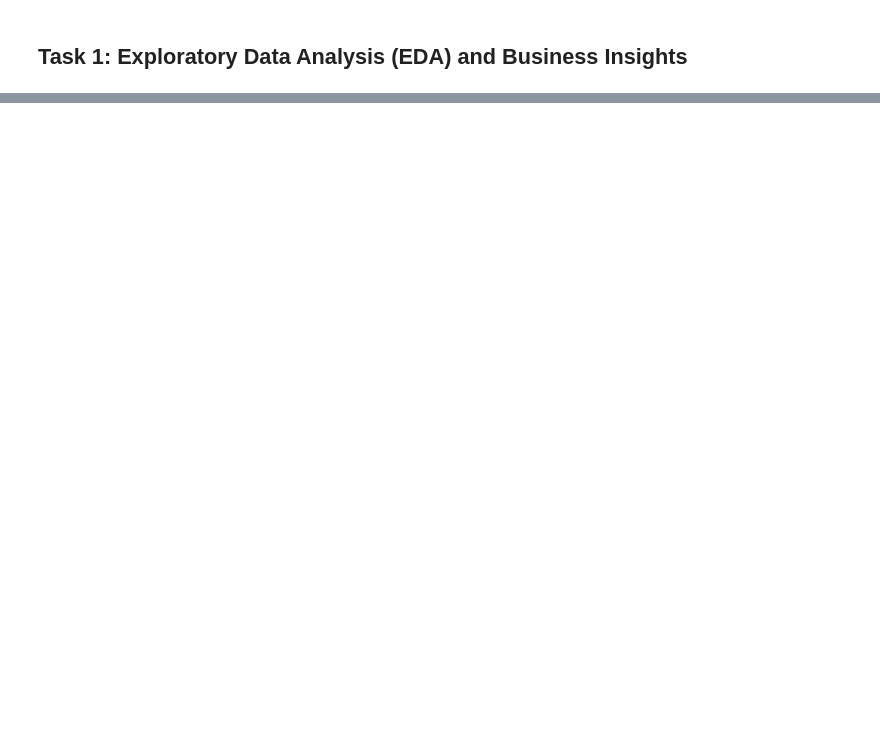
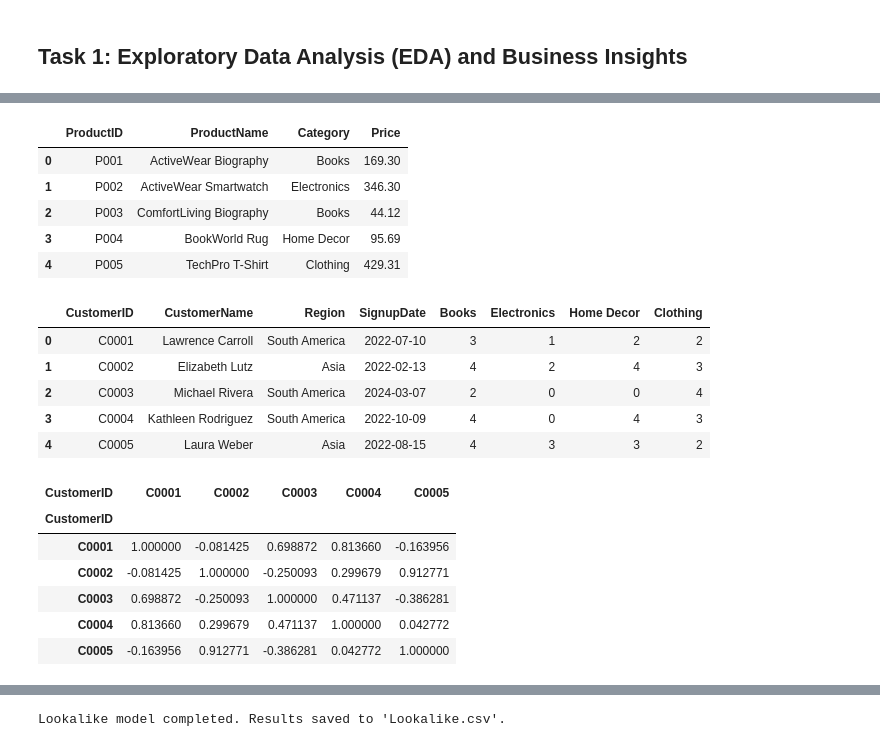
Before and after one commit to inni-69/Data-Science-Assignment-eCommerce-Transactions-Dataset-Zeotap, a Jupyter notebook: EDA_And_Business_Insights.ipynb, the cells around one changed output, grey strips where cells are left out. Saved outputs shown, nothing was run; the diff lists cells and outputs as text; code cells hidden in the pictures; blank space fills up the shorter version.

```diff
--- a/EDA_And_Business_Insights.ipynb
+++ b/EDA_And_Business_Insights.ipynb
@@ -63,0 +14,60 @@ memory usage: 54.8+ KB
+# %%
+import pandas as pd
+from sklearn.preprocessing import StandardScaler
+from sklearn.metrics.pairwise import cosine_similarity
+import numpy as np
+
+# Loading the  datasets
+customers_df = pd.read_csv("Customers.csv")
+products_df = pd.read_csv("Products.csv")
+
+# Preview the datasets
+display(customers_df.head())
+display(products_df.head())
+
+# Assigning  random product category preferences for customers
+np.random.seed(42)  # For reproducibility
+categories = products_df['Category'].unique()
+customer_preferences = customers_df.copy()
+for category in categories:
+    customer_preferences[category] = np.random.randint(0, 5, size=len(customers_df))  # Preference scores (0-5)
+
+# Displaying  the updated customer preferences
+display(customer_preferences.head())
+
+customer_profiles = pd.get_dummies(customer_preferences, columns=['Region'])
+
+features = customer_profiles.drop(columns=['CustomerID', 'CustomerName', 'SignupDate'])
+scaler = StandardScaler()
+features_scaled = scaler.fit_transform(features)
+
+# Calculate cosine similarity
+similarity_matrix = cosine_similarity(features_scaled)
+
+# Displaying a portion of the similarity matrix for verification
+similarity_df = pd.DataFrame(similarity_matrix, index=customer_profiles['CustomerID'], columns=customer_profiles['CustomerID'])
+display(similarity_df.iloc[:5, :5])  # Display the first 5x5 portion of the matrix
+
+# Finding the top 3 lookalike customers for the first 20 customers
+customer_ids = customer_profiles['CustomerID']
+lookalike_results = {}
+
+for i in range(20):
+    customer_index = i
+    similar_indices = similarity_matrix[customer_index].argsort()[::-1][1:4]
+    similar_customers = [(customer_ids[idx], similarity_matrix[customer_index][idx]) for idx in similar_indices]
+    lookalike_results[customer_ids[customer_index]] = similar_customers
+
+# Convert recommendations to a DataFrame and display it
+lookalike_df = pd.DataFrame([
+    {"CustomerID": cust_id, "Lookalikes": lookalikes}
+    for cust_id, lookalikes in lookalike_results.items()
+])
+
+# Displaying  the recommendations for the first 20 customers
+display(lookalike_df)
+
+# Save the recommendations to Lookalike.csv
+lookalike_df.to_csv("Lookalike.csv", index=False)
+print("Lookalike model completed. Results saved to 'Lookalike.csv'.")
+# %% [output]
@@ -63,0 +80,19 @@ memory usage: 54.8+ KB
+|  | ProductID | ProductName | Category | Price |
+| 0 | P001 | ActiveWear Biography | Books | 169.30 |
+| 1 | P002 | ActiveWear Smartwatch | Electronics | 346.30 |
+| 2 | P003 | ComfortLiving Biography | Books | 44.12 |
+| 3 | P004 | BookWorld Rug | Home Decor | 95.69 |
+| 4 | P005 | TechPro T-Shirt | Clothing | 429.31 |
+|  | CustomerID | CustomerName | Region | SignupDate | Books | Electronics | Home Decor | Clothing |
+| 0 | C0001 | Lawrence Carroll | South America | 2022-07-10 | 3 | 1 | 2 | 2 |
+| 1 | C0002 | Elizabeth Lutz | Asia | 2022-02-13 | 4 | 2 | 4 | 3 |
+| 2 | C0003 | Michael Rivera | South America | 2024-03-07 | 2 | 0 | 0 | 4 |
+| 3 | C0004 | Kathleen Rodriguez | South America | 2022-10-09 | 4 | 0 | 4 | 3 |
+| 4 | C0005 | Laura Weber | Asia | 2022-08-15 | 4 | 3 | 3 | 2 |
+| CustomerID | C0001 | C0002 | C0003 | C0004 | C0005 |
+| CustomerID |  |  |  |  |  |
+| C0001 | 1.000000 | -0.081425 | 0.698872 | 0.813660 | -0.163956 |
+| C0002 | -0.081425 | 1.000000 | -0.250093 | 0.299679 | 0.912771 |
+| C0003 | 0.698872 | -0.250093 | 1.000000 | 0.471137 | -0.386281 |
+| C0004 | 0.813660 | 0.299679 | 0.471137 | 1.000000 | 0.042772 |
+| C0005 | -0.163956 | 0.912771 | -0.386281 | 0.042772 | 1.000000 |
@@ -64,3 +116,4 @@ memory usage: 54.8+ KB
+Lookalike model completed. Results saved to 'Lookalike.csv'.
 # %%
 # Convert date columns to datetime format
 customers_df['SignupDate'] = pd.to_datetime(customers_df['SignupDate'])
```
Also changed, not shown: parts of 5 cells of this notebook.
